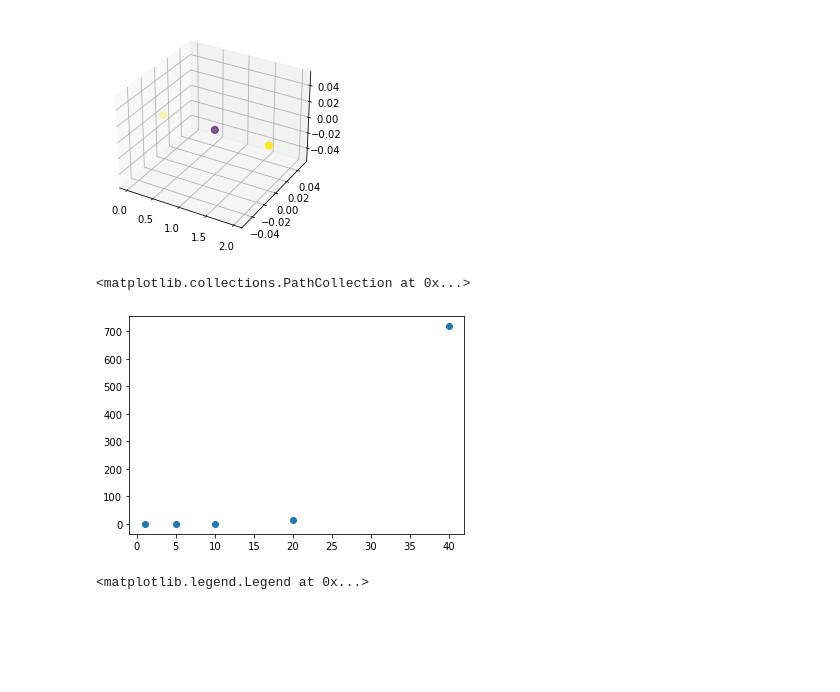
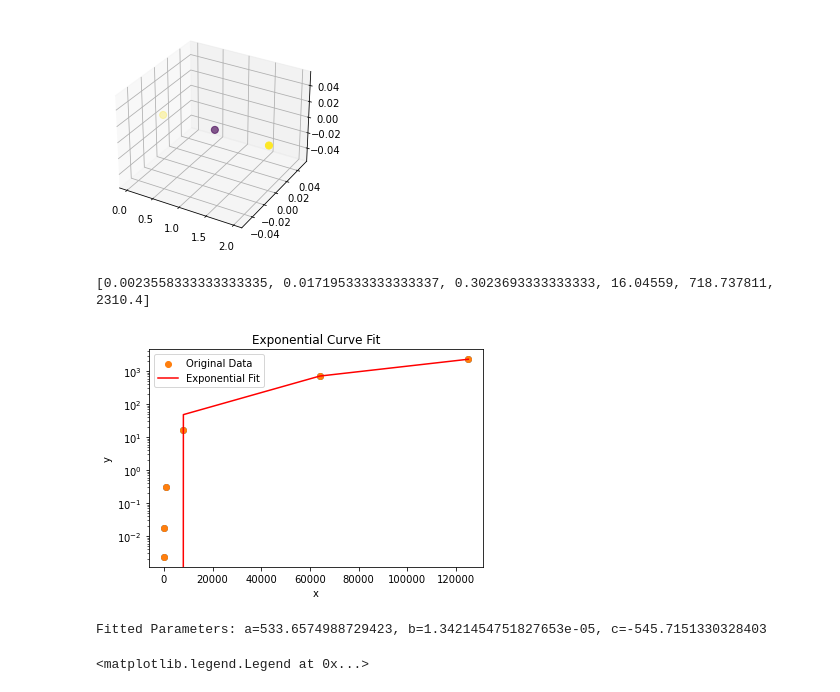
Before and after one commit to ExeQuantCode/HeatFlow, a Jupyter notebook: Plotting.ipynb, the cells around one changed output. Cells and saved outputs as stored; diff of their text form; code cells hidden in the pictures; blank space fills up the shorter version.

```diff
--- a/Plotting.ipynb
+++ b/Plotting.ipynb
@@ -53,18 +54,50 @@ Matrix 2:
 Matrix 3:
 [[100.]]
 [figure]
-# %%
-t1 = [0.002594, 0.002515, 0.002134, 0.002420, 0.002269, 0.002203]
-t5 = [0.041017, 0.040085, 0.039394, 0.043241, 0.039650, 0.043763]
-t10 =[0.591711, 0.595376, 0.598325, 0.594198, 0.596974, 0.594142]
-t20 =[15.967829, 15.952616, 15.867675, 15.999043, 16.361245, 16.125132]
-t40 =[718.737811]
-s=[1, 5, 10, 20, 40]
-t=[sum(t1)/6, sum(t5)/6, sum(t10)/6, sum(t20)/6, sum(t40) ]
-plt.scatter(s,t)
-# %% [output]
-<matplotlib.collections.PathCollection at 0x...>
-[figure, removed]
+# %%
+t1 = [0.002594, 0.002515, 0.002134, 0.002420, 0.002269, 0.002203]
+t5 = [0.007184, 0.007961, 0.026291, 0.025853, 0.027914, 0.007969]
+t10 =[ 0.282935, 0.318660, 0.320764, 0.320574, 0.283669, 0.287614]
+t20 =[15.967829, 15.952616, 15.867675, 15.999043, 16.361245, 16.125132]
+t40 =[718.737811]
+t50 =[2310.4]
+s=[1, 5**3, 10**3, 20**3, 40**3, 50**3]
+t=[sum(t1)/6, sum(t5)/6, sum(t10)/6, sum(t20)/6, sum(t40)/len(t50), sum(t50)/len(t50)]
+plt.scatter(s,t)
+print(t)
+# Define the exponential function to fit
+def exponential_function(x, a, b, c):
+    return a * np.exp(b * x) + c
+
+# Generate example data
+x_data = np.array([1, 5**3, 10**3, 20**3, 40**3, 50**3])
+y_data = np.array([sum(t1)/6, sum(t5)/6, sum(t10)/6, sum(t20)/6, sum(t40), sum(t50)/len(t50)])
+
+# Fit the exponential curve
+params, covariance = curve_fit(exponential_function, x_data, y_data, p0=[1, 0, 1], maxfev=5000)
+
+# Extract the fitted parameters
+a_fit, b_fit, c_fit = params
+
+# Generate y values for the fitted curve
+y_fit = exponential_function(x_data, a_fit, b_fit, c_fit)
+
+# Plot the original data and the fitted curve
+plt.scatter(x_data, y_data, label='Original Data')
+plt.plot(x_data, y_fit, label='Exponential Fit', color='red')
+plt.legend()
+plt.yscale('log')
+plt.xlabel('x')
+plt.ylabel('y')
+plt.title('Exponential Curve Fit')
+plt.show()
+
+# Print the fitted parameters
+print(f"Fitted Parameters: a={a_fit}, b={b_fit}, c={c_fit}")
+# %% [output]
+[0.0023558333333333335, 0.017195333333333337, 0.3023693333333333, 16.04559, 718.737811, 2310.4]
+[figure, added]
+Fitted Parameters: a=533.6574988729423, b=1.3421454751827653e-05, c=-545.7151330328403
 # %%
 TcQ1 = [100, 100, 100, 100, 100, 100, 100, 100, 100]
 kp = [0.1, 0.5, 1, 1.5, 2, 5, 10, 15, 20]
```
Also changed, not shown: parts of 1 cell of this notebook, 9 other files.
